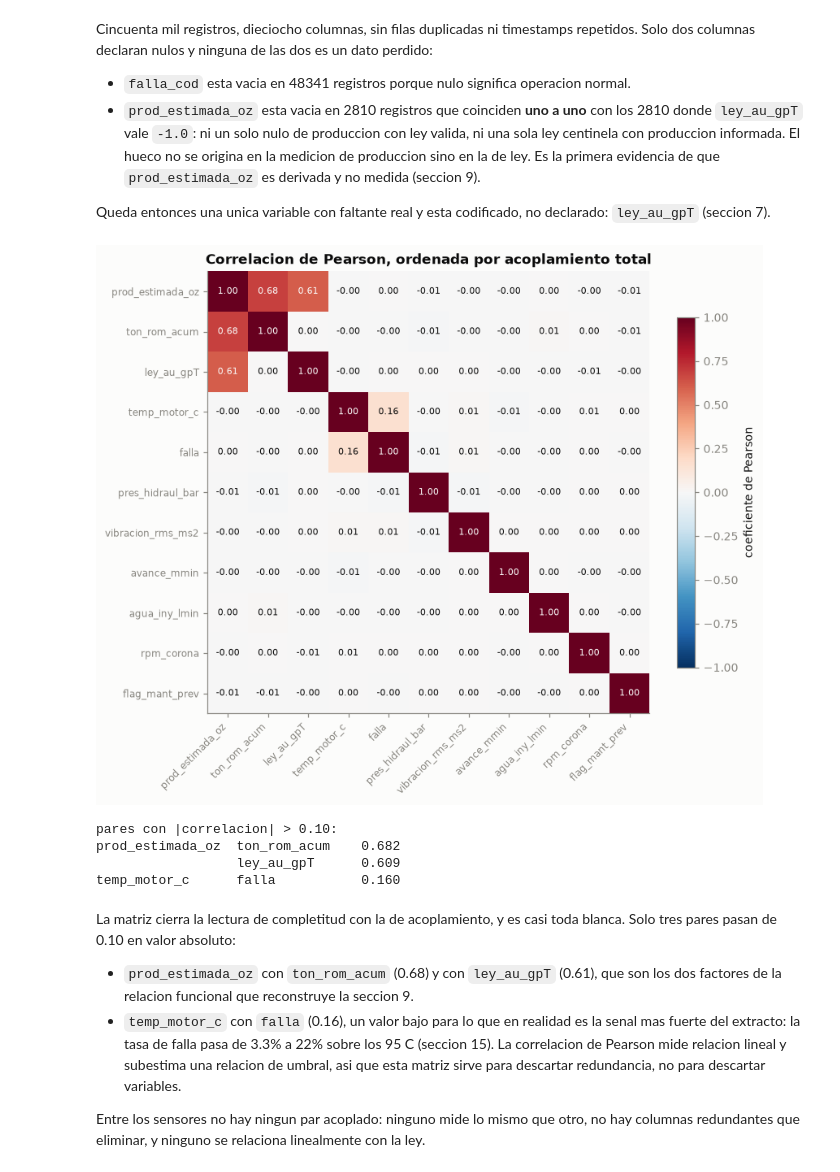
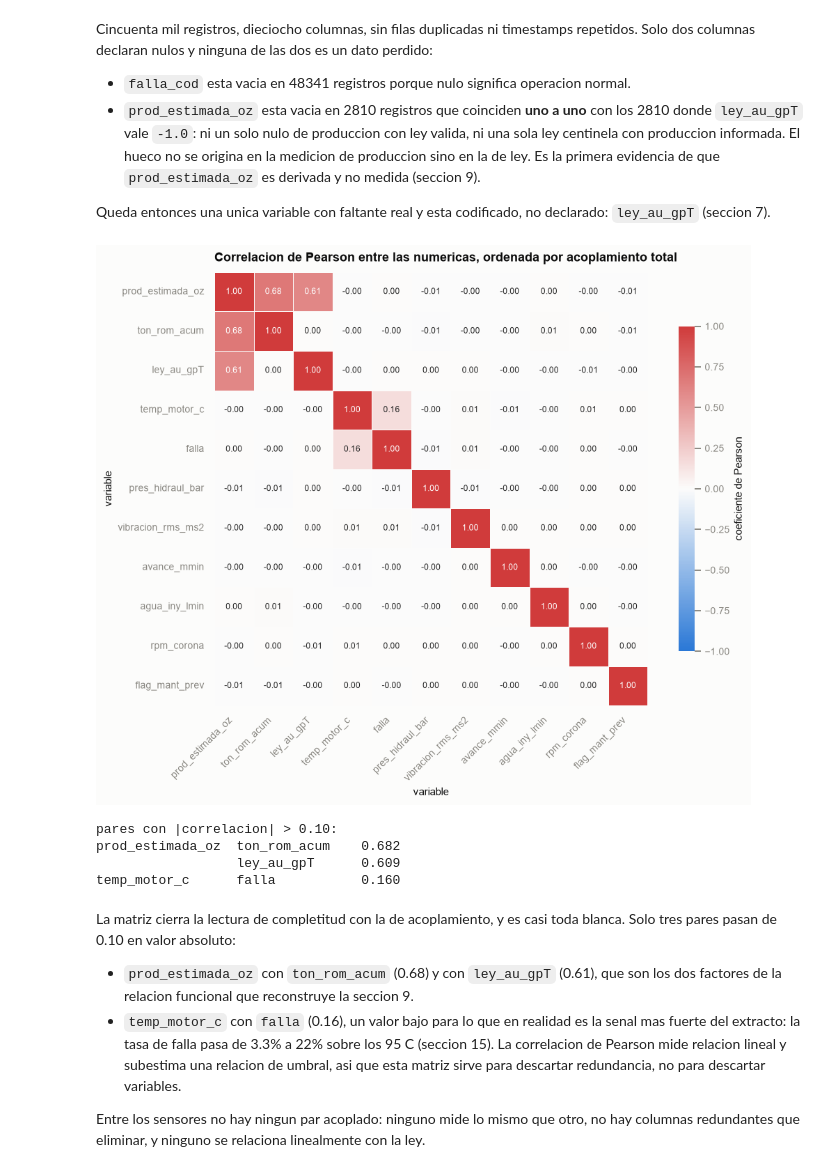
Before and after one commit to amadorcallelo-bee/repositorio-ds-mine, a Jupyter notebook: modulo_a/exploration/eda_opus.ipynb, the cells around one changed output. Drawn from its saved outputs; the diff is of its cells as text; code cells hidden in the pictures.

```diff
--- a/modulo_a/exploration/eda_opus.ipynb
+++ b/modulo_a/exploration/eda_opus.ipynb
@@ -250,12 +742,3 @@ True                       0   2810
 nulos de prod con ley valida  : 0
 ley centinela con prod no nula: 0
 coincidencia exacta           : True
-# %%
-# Mascaras derivadas que usan todas las secciones siguientes.
-df["ley_sentinela"] = ley_sentinela
-df["falla"] = df["falla_cod"].notna()
-valida = df.loc[~df["ley_sentinela"]].copy()
-
-print(f"registros totales          : {len(df):,}")
-print(f"con lectura valida de ley  : {len(valida):,}")
-print(f"con evento de falla        : {int(df['falla'].sum()):,}")
@@ -276,43 +755,31 @@ Solo dos columnas declaran nulos y ninguna de las dos es un dato perdido:
 
 Queda entonces una unica variable con faltante real y esta codificado, no declarado:
 `ley_au_gpT` (seccion 7).
-# %%
-# Matriz de correlacion de Pearson sobre los registros con lectura valida de ley.
-# Se ordena por suma de correlaciones absolutas: las variables acopladas quedan juntas.
-numericas = ["ley_au_gpT", "prod_estimada_oz", "ton_rom_acum", "pres_hidraul_bar",
-             "rpm_corona", "avance_mmin", "agua_iny_lmin", "vibracion_rms_ms2",
-             "temp_motor_c", "flag_mant_prev", "falla"]
-corr_m = valida[numericas].astype(float).corr(method="pearson")
-orden_corr = (corr_m.abs().sum() - 1).sort_values(ascending=False).index
-corr_m = corr_m.loc[orden_corr, orden_corr]
-
-fig, ax = plt.subplots(figsize=(7.6, 6.4))
-im = ax.imshow(corr_m.values, cmap="RdBu_r", vmin=-1, vmax=1)
-ax.set_xticks(range(len(corr_m)))
-ax.set_xticklabels(corr_m.columns, rotation=45, ha="right", fontsize=8)
-ax.set_yticks(range(len(corr_m)))
-ax.set_yticklabels(corr_m.index, fontsize=8)
-for y in range(len(corr_m)):
-    for x in range(len(corr_m)):
-        valor = corr_m.values[y, x]
-        ax.text(x, y, f"{valor:.2f}", ha="center", va="center", fontsize=7,
-                color=SURFACE if abs(valor) > 0.55 else INK)
-ax.set_title("Correlacion de Pearson, ordenada por acoplamiento total")
-fig.colorbar(im, ax=ax, shrink=0.75, label="coeficiente de Pearson")
-plt.tight_layout()
-plt.show()
-
-triangulo = np.triu(np.ones(corr_m.shape), k=1).astype(bool)
-pares = corr_m.where(triangulo).stack()
-pares = pares[pares.abs() > 0.10].sort_values(key=abs, ascending=False)
-print("pares con |correlacion| > 0.10:")
-print(pares.round(3).to_string() if len(pares) else "  ninguno")
-# %% [output]
-[figure, removed]
-pares con |correlacion| > 0.10:
-prod_estimada_oz  ton_rom_acum    0.682
-                  ley_au_gpT      0.609
-temp_motor_c      falla           0.160
+# %%
+# Correlacion lineal entre las numericas, sobre los registros con lectura valida de ley.
+# Se ordena por suma de correlaciones absolutas para que las variables acopladas queden juntas.
+NUMERICAS = ["ley_au_gpT", "prod_estimada_oz", "ton_rom_acum", *Extracto.SENSORES,
+             "flag_mant_prev", "falla"]
+corr_pearson = valida[NUMERICAS].astype(float).corr(method="pearson")
+orden_corr = (corr_pearson.abs().sum() - 1).sort_values(ascending=False).index
+corr_pearson = corr_pearson.loc[orden_corr, orden_corr]
+
+graficos.matriz_correlacion(
+    corr_pearson,
+    "Correlacion de Pearson entre las numericas, ordenada por acoplamiento total",
+    "coeficiente de Pearson")
+
+triangulo = np.triu(np.ones(corr_pearson.shape), k=1).astype(bool)
+pares_pearson = corr_pearson.where(triangulo).stack()
+pares_pearson = pares_pearson[pares_pearson.abs() > 0.10].sort_values(key=abs, ascending=False)
+print("pares con |correlacion| > 0.10:")
+print(pares_pearson.round(3).to_string() if len(pares_pearson) else "  ninguno")
+# %% [output]
+[figure, added]
+pares con |correlacion| > 0.10:
+prod_estimada_oz  ton_rom_acum    0.682
+                  ley_au_gpT      0.609
+temp_motor_c      falla           0.160
 # %% [markdown]
 La matriz cierra la lectura de completitud con la de acoplamiento, y es casi toda blanca. Solo
 tres pares pasan de 0.10 en valor absoluto:
```
Also changed, not shown: parts of 103 cells of this notebook.
